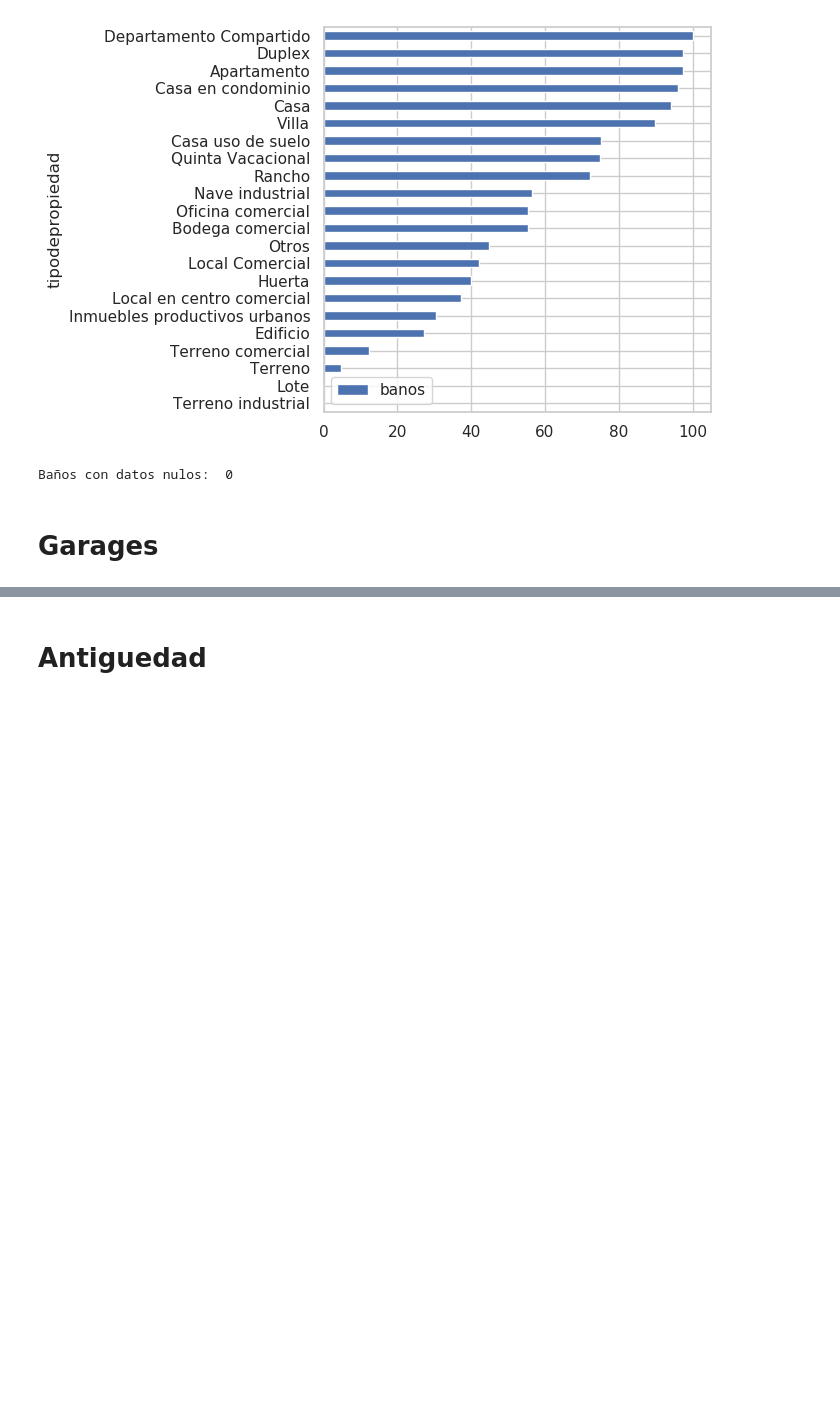
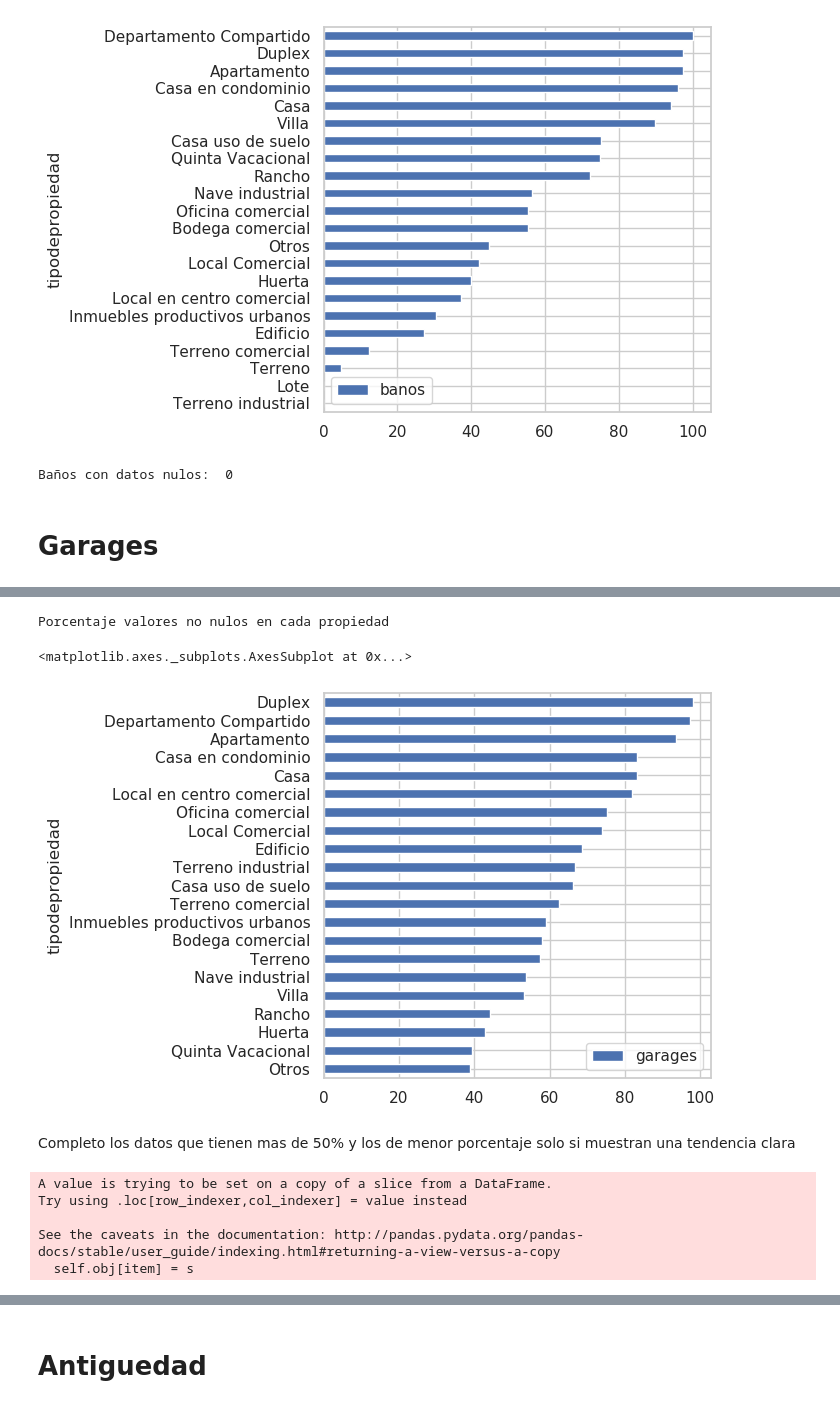
Before and after one commit to sebapenna/Datos-TP2, a Jupyter notebook: Feature Engineering.ipynb, the cells around one changed output, grey strips where cells are left out. Cells and saved outputs as stored; diff of their text form; code cells hidden in the pictures; blank space fills up the shorter version.

```diff
--- a/Feature Engineering.ipynb
+++ b/Feature Engineering.ipynb
@@ -553,0 +579,9 @@ pd.pivot_table(df_props_full.groupby(['tipodepropiedad','garages']).size().to_fr
+# %%
+print('Porcentaje valores no nulos en cada propiedad')
+features.groupby(['tipodepropiedad']).agg({'garages':lambda x: x.count() / len(x) * 100}).sort_values(by='garages', ascending=True).plot(kind='barh')
+# %% [output]
+Porcentaje valores no nulos en cada propiedad
+<matplotlib.axes._subplots.AxesSubplot at 0x...>
+[figure, added]
+# %% [markdown]
+Completo los datos que tienen mas de 50% y los de menor porcentaje solo si muestran una tendencia clara
@@ -553,0 +610,10 @@ pd.pivot_table(df_props_full.groupby(['tipodepropiedad','garages']).size().to_fr
+# %%
+for index, row in features.iterrows():
+    if (row.tipodepropiedad in garagePortTipo and pd.isnull(row.garages)):
+        features.loc[index,'garages'] = random.choice(garagePortTipo.get(row.tipodepropiedad))
+# %% [output]
+A value is trying to be set on a copy of a slice from a DataFrame.
+Try using .loc[row_indexer,col_indexer] = value instead
+
+See the caveats in the documentation: http://pandas.pydata.org/pandas-docs/stable/user_guide/indexing.html#returning-a-view-versus-a-copy
+  self.obj[item] = s
```
Also changed, not shown: parts of 45 cells of this notebook.
